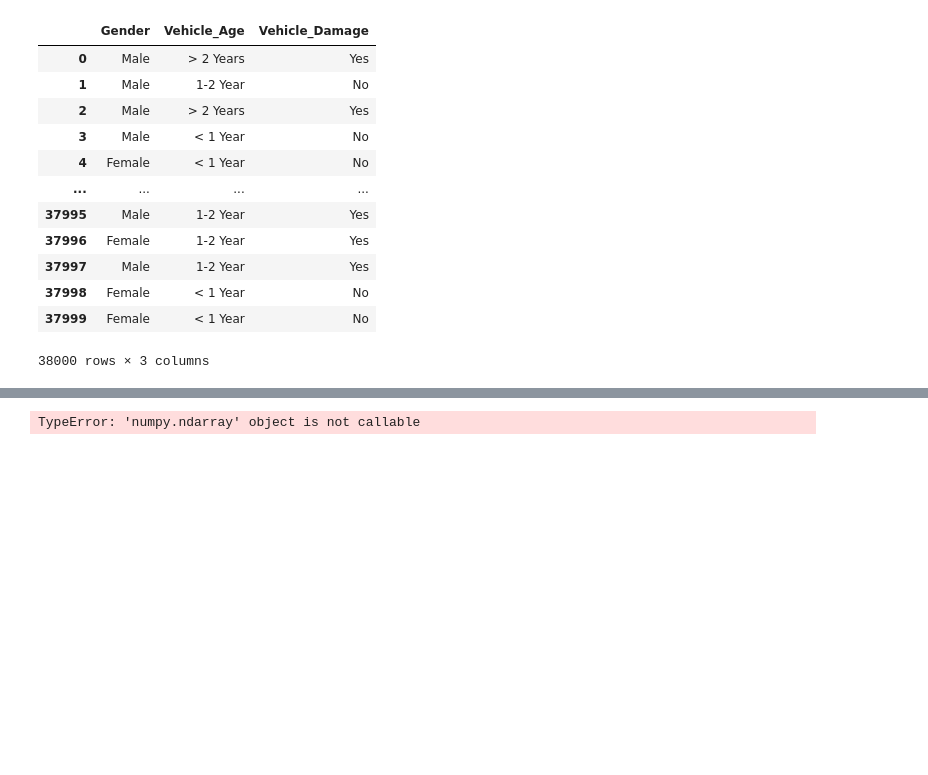
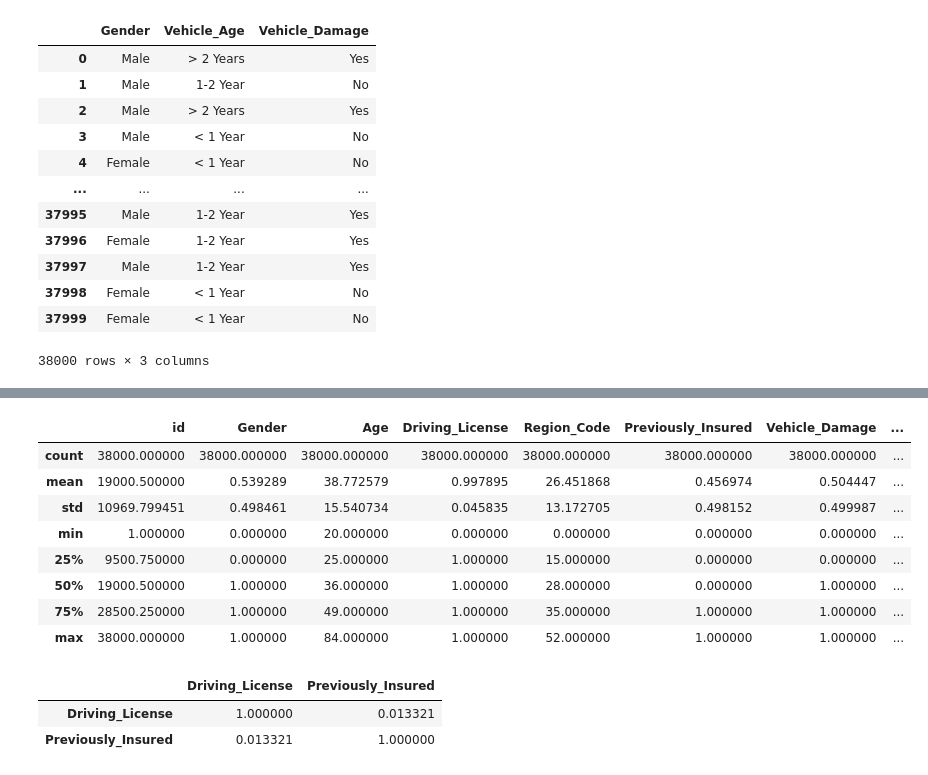
Before and after one commit to BehroozGharleghi/Health-insurance-sales-prediction, a Jupyter notebook: Health_insurance_sales_prediction.ipynb, the cells around one changed output, grey strips where cells are left out. Saved outputs shown, nothing was run; the diff lists cells and outputs as text; code cells hidden in the pictures; blank space fills up the shorter version.

```diff
--- a/Health_insurance_sales_prediction.ipynb
+++ b/Health_insurance_sales_prediction.ipynb
@@ -104,14 +117,19 @@ insurance.head()
-# %%
-# apply oneHotEncoder
-from sklearn.preprocessing import OneHotEncoder
-
-ohe= OneHotEncoder(drop='first')
-ohe1 = ohe.fit(insurance[['Vehicle_Age']])
-ohe_transform= ohe1.transform(insurance[['Vehicle_Age']].toarray()
-
-ohe_df = pd.DataFrame(ohe_transform)
-
-insurance_ = pd.concat([insurance, ohe_df], axis=1).drop(['Vehicle_Age'], axis=1)
-insurance_
-# %% [output]
-TypeError: 'numpy.ndarray' object is not callable
+# %%
+insurance.describe()
+# %% [output]
+|  | id | Gender | Age | Driving_License | Region_Code | Previously_Insured | Vehicle_Damage | ... |
+| count | 38000.000000 | 38000.000000 | 38000.000000 | 38000.000000 | 38000.000000 | 38000.000000 | 38000.000000 | ... |
+| mean | 19000.500000 | 0.539289 | 38.772579 | 0.997895 | 26.451868 | 0.456974 | 0.504447 | ... |
+| std | 10969.799451 | 0.498461 | 15.540734 | 0.045835 | 13.172705 | 0.498152 | 0.499987 | ... |
+| min | 1.000000 | 0.000000 | 20.000000 | 0.000000 | 0.000000 | 0.000000 | 0.000000 | ... |
+| 25% | 9500.750000 | 0.000000 | 25.000000 | 1.000000 | 15.000000 | 0.000000 | 0.000000 | ... |
+| 50% | 19000.500000 | 1.000000 | 36.000000 | 1.000000 | 28.000000 | 0.000000 | 1.000000 | ... |
+| 75% | 28500.250000 | 1.000000 | 49.000000 | 1.000000 | 35.000000 | 1.000000 | 1.000000 | ... |
+| max | 38000.000000 | 1.000000 | 84.000000 | 1.000000 | 52.000000 | 1.000000 | 1.000000 | ... |
+# %%
+# to see the corr of selected columns
+insurance[['Driving_License','Previously_Insured']].corr()
+# %% [output]
+|  | Driving_License | Previously_Insured |
+| Driving_License | 1.000000 | 0.013321 |
+| Previously_Insured | 0.013321 | 1.000000 |
```
Also changed, not shown: parts of 33 cells of this notebook, 2 other files.
